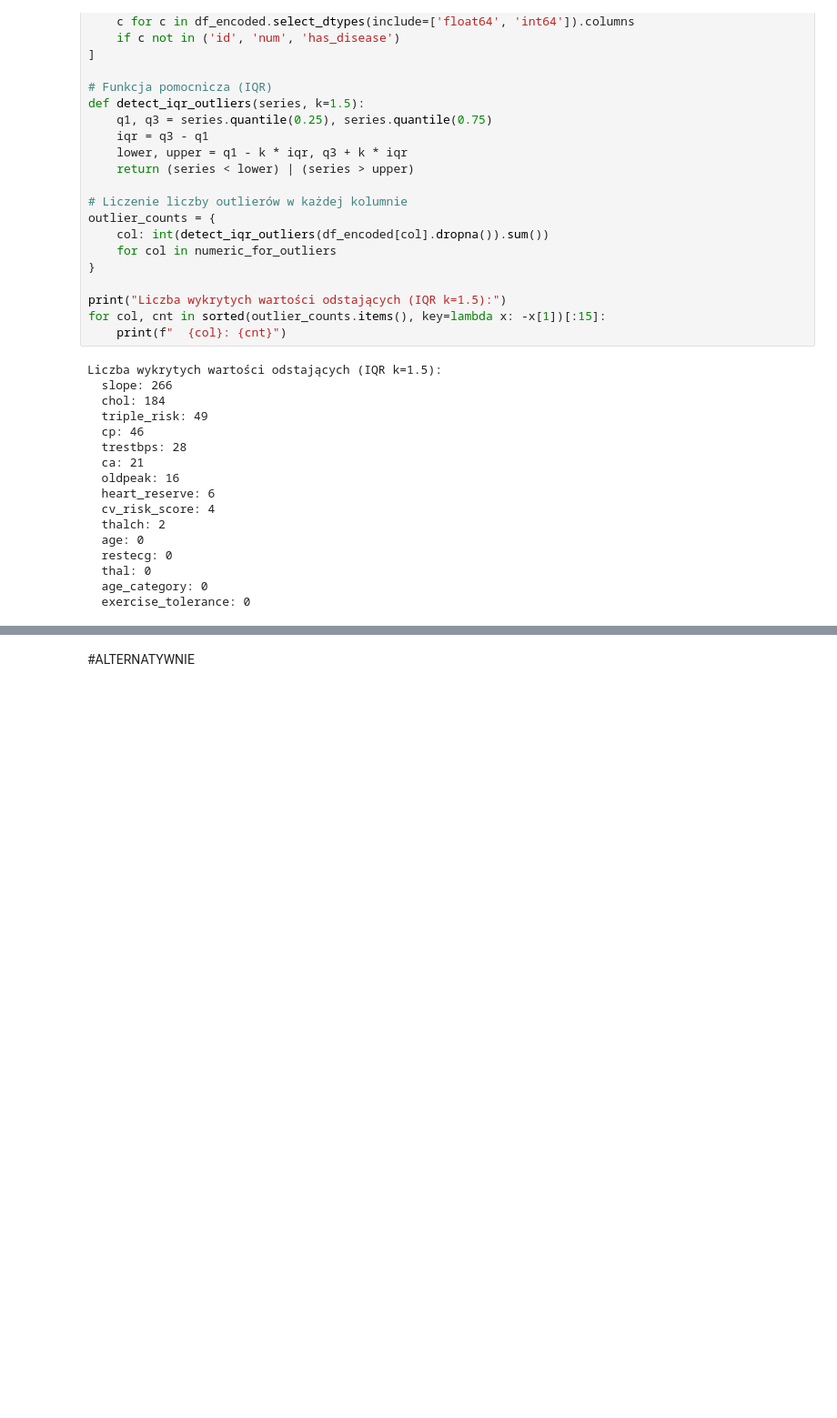
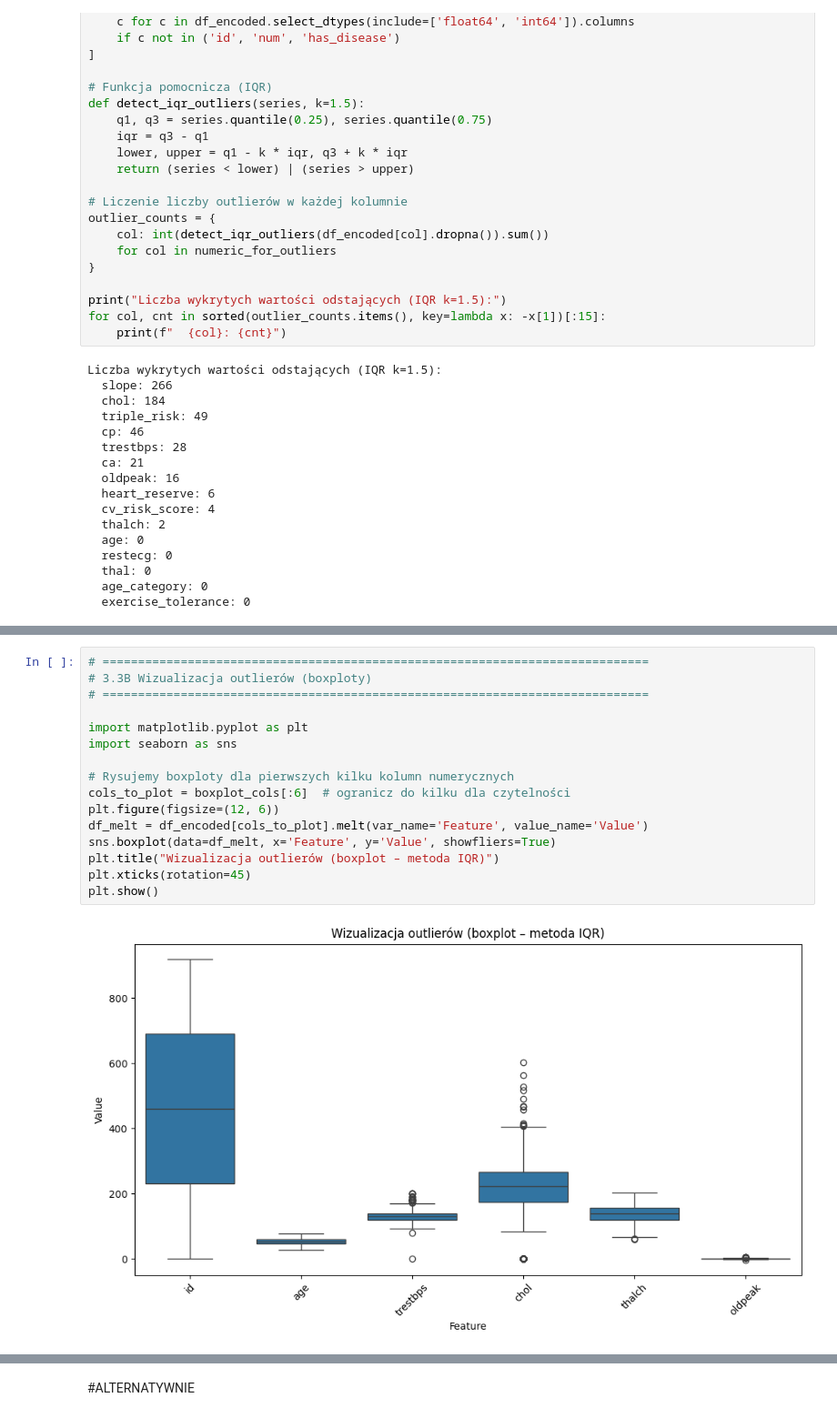
Before and after one commit to Nachos-mic/ZMUM_PROJEKT, a Jupyter notebook: zmum_project.ipynb, the cells around one changed output, grey strips where cells are left out. Shown at 91% size. Drawn from its saved outputs; the diff is of its cells as text; blank space fills up the shorter version.

```diff
--- a/zmum_project.ipynb
+++ b/zmum_project.ipynb
@@ -749,0 +790,18 @@ Liczba wykrytych wartości odstających (IQR k=1.5):
+# %%
+# =============================================================================
+# 3.3B Wizualizacja outlierów (boxploty)
+# =============================================================================
+
+import matplotlib.pyplot as plt
+import seaborn as sns
+
+# Rysujemy boxploty dla pierwszych kilku kolumn numerycznych
+cols_to_plot = boxplot_cols[:6]  # ogranicz do kilku dla czytelności
+plt.figure(figsize=(12, 6))
+df_melt = df_encoded[cols_to_plot].melt(var_name='Feature', value_name='Value')
+sns.boxplot(data=df_melt, x='Feature', y='Value', showfliers=True)
+plt.title("Wizualizacja outlierów (boxplot – metoda IQR)")
+plt.xticks(rotation=45)
+plt.show()
+# %% [output]
+[figure, added]
```
Also changed, not shown: parts of 19 cells of this notebook.
